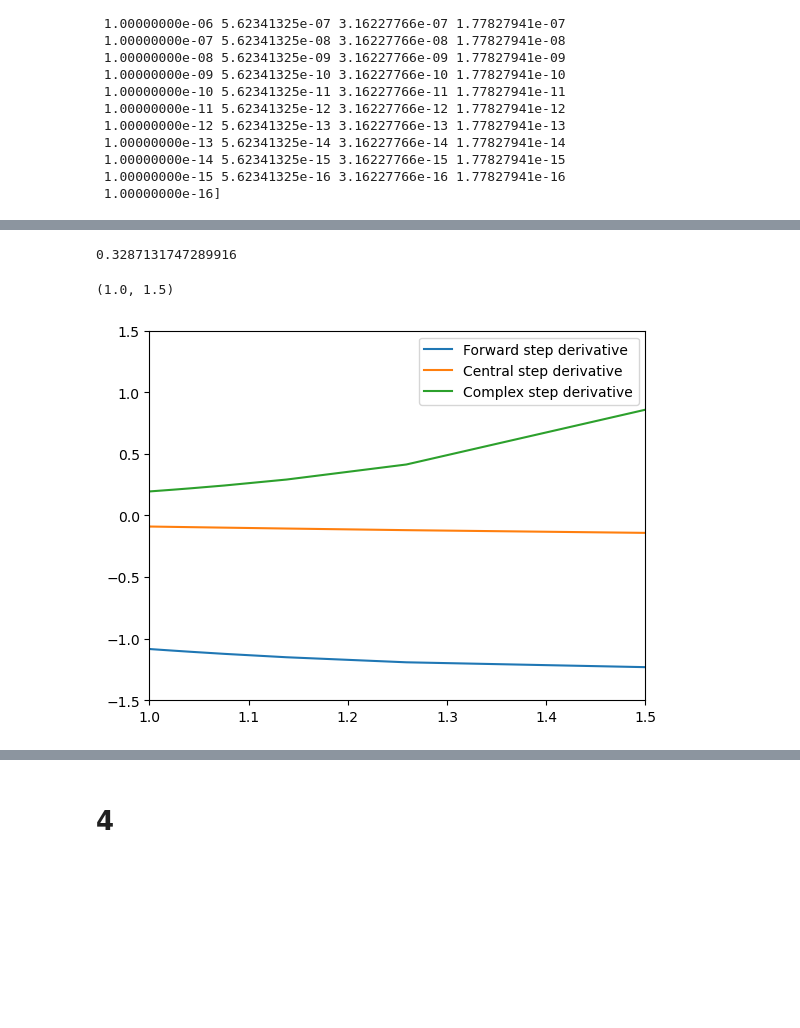
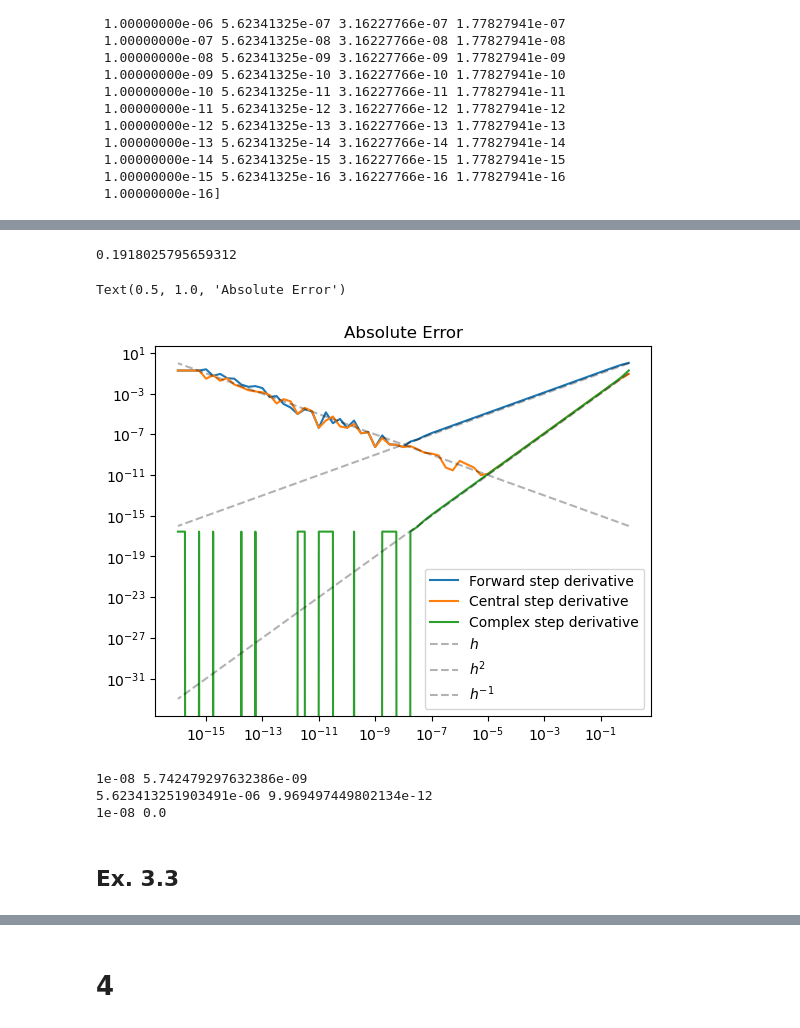
Before and after one commit to ebianchi803/computational_astrophysics, a Jupyter notebook: 1-2.ipynb, the cells around one changed output, grey strips where cells are left out. Drawn from its saved outputs; the diff is of its cells as text; code cells hidden in the pictures; blank space fills up the shorter version.

```diff
--- a/1-2.ipynb
+++ b/1-2.ipynb
@@ -413,6 +432,6 @@ print(p_s) #atteso -4 --> viene molto più ripido!
 # %%
-exp = np.logspace(0, -16, 65)
-print(exp)
+h = np.logspace(0, -16, 65)
+print(h)
 # %% [output]
 [1.00000000e+00 5.62341325e-01 3.16227766e-01 1.77827941e-01
  1.00000000e-01 5.62341325e-02 3.16227766e-02 1.77827941e-02
@@ -431,6 +450,3 @@ print(exp)
  1.00000000e-14 5.62341325e-15 3.16227766e-15 1.77827941e-15
  1.00000000e-15 5.62341325e-16 3.16227766e-16 1.77827941e-16
  1.00000000e-16]
-# %%
-h = 10.0**exp
-print(h)
@@ -449,6 +453,6 @@ print(h)
 # %%
 def F1(x):
-    return np.exp(np.sin(x))
+    return np.e**(np.sin(x))
 def dF1(x):
     return np.exp(np.sin(x))*np.cos(x)
 def F2(x):
@@ -467,30 +471,49 @@ def Dc(f,x0,h):
 def Di(f,x0,h):
     return (f(x0+h*1j)).imag/(h)
 # %%
-(F1(1.5+h[4]*1j).imag/h[4]-dF1(1.5))/h[4]
+dF1(x01)
 # %% [output]
-0.3287131747289916
+0.1918025795659312
 # %%
 x01 = 1.5
 Df_F1 = []
 Dc_F1 = []
 Di_F1 = []
 for hi in h:
     Df_F1.append( Df(F1,x01,hi) )
     Dc_F1.append( Dc(F1,x01,hi) )
     Di_F1.append( Di(F1,x01,hi) )
-err_Df_F1 = (Df_F1)-dF1(x01)
-err_Dc_F1 = (Dc_F1)-dF1(x01)
-err_Di_F1 = (Di_F1)-dF1(x01)
+err_Df_F1 = abs((Df_F1)-dF1(x01))
+err_Dc_F1 = abs((Dc_F1)-dF1(x01))
+err_Di_F1 = abs((Di_F1)-dF1(x01))
 
-plt.plot(h,err_Df_F1,label='Forward step derivative')
-plt.plot(h,err_Dc_F1,label='Central step derivative')
-plt.plot(h,err_Di_F1,label='Complex step derivative')
+plt.plot(h,(err_Df_F1),label='Forward step derivative')
+plt.plot(h,(err_Dc_F1),label='Central step derivative')
+plt.plot(h,(err_Di_F1),label='Complex step derivative')
+plt.plot(h,h,label=r'$h$',c='k',alpha=0.3,linestyle='--')
+plt.plot(h,h**2*1e-1,label=r'$h^2$',c='k',alpha=0.3,linestyle='--')
+plt.plot(h,h**(-1)*1e-16,label=r'$h^{-1}$',c='k',alpha=0.3,linestyle='--')
 plt.legend()
-plt.ylim(-1.5,1.5)
-plt.xlim(1,1.5)
 
-#sto sbagliando qualcosa
+plt.xscale('log')
+plt.yscale('log')
+plt.title('Absolute Error')
 # %% [output]
-(1.0, 1.5)
+Text(0.5, 1.0, 'Absolute Error')
-[figure, old version]
+[figure, new version]
+# %%
+hf = h[np.argmin(err_Df_F1)]
+ef = err_Df_F1[np.argmin(err_Df_F1)]
+print(hf,ef)
+hc = h[np.argmin(err_Dc_F1)]
+ec = err_Dc_F1[np.argmin(err_Dc_F1)]
+print(hc,ec)
+hi = h[np.argmin(err_Di_F1)]
+ei = err_Di_F1[np.argmin(err_Di_F1)]
+print(hi,ei)
+# %% [output]
+1e-08 5.742479297632386e-09
+5.623413251903491e-06 9.969497449802134e-12
+1e-08 0.0
+# %% [markdown]
+## Ex. 3.3
```
Also changed, not shown: parts of 9 cells of this notebook.
